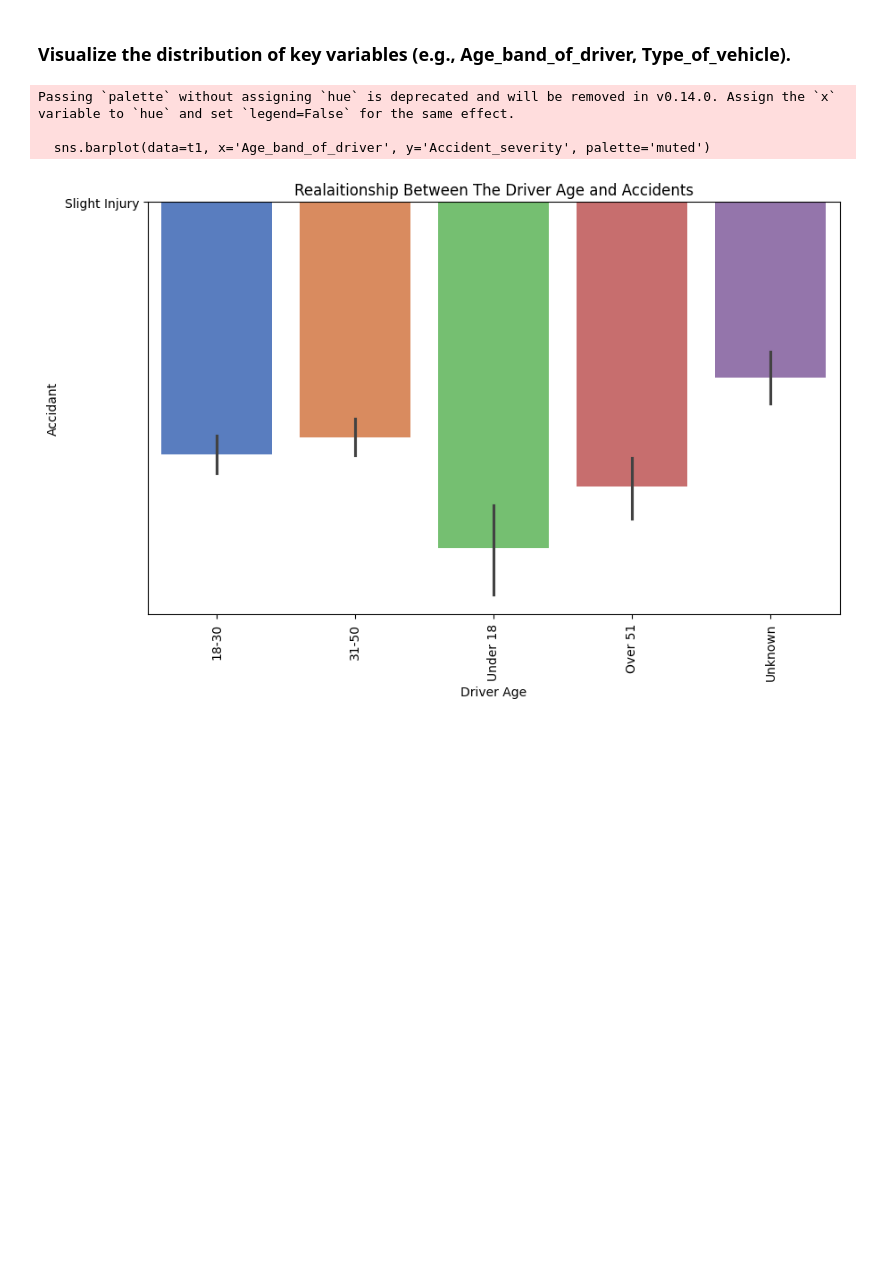
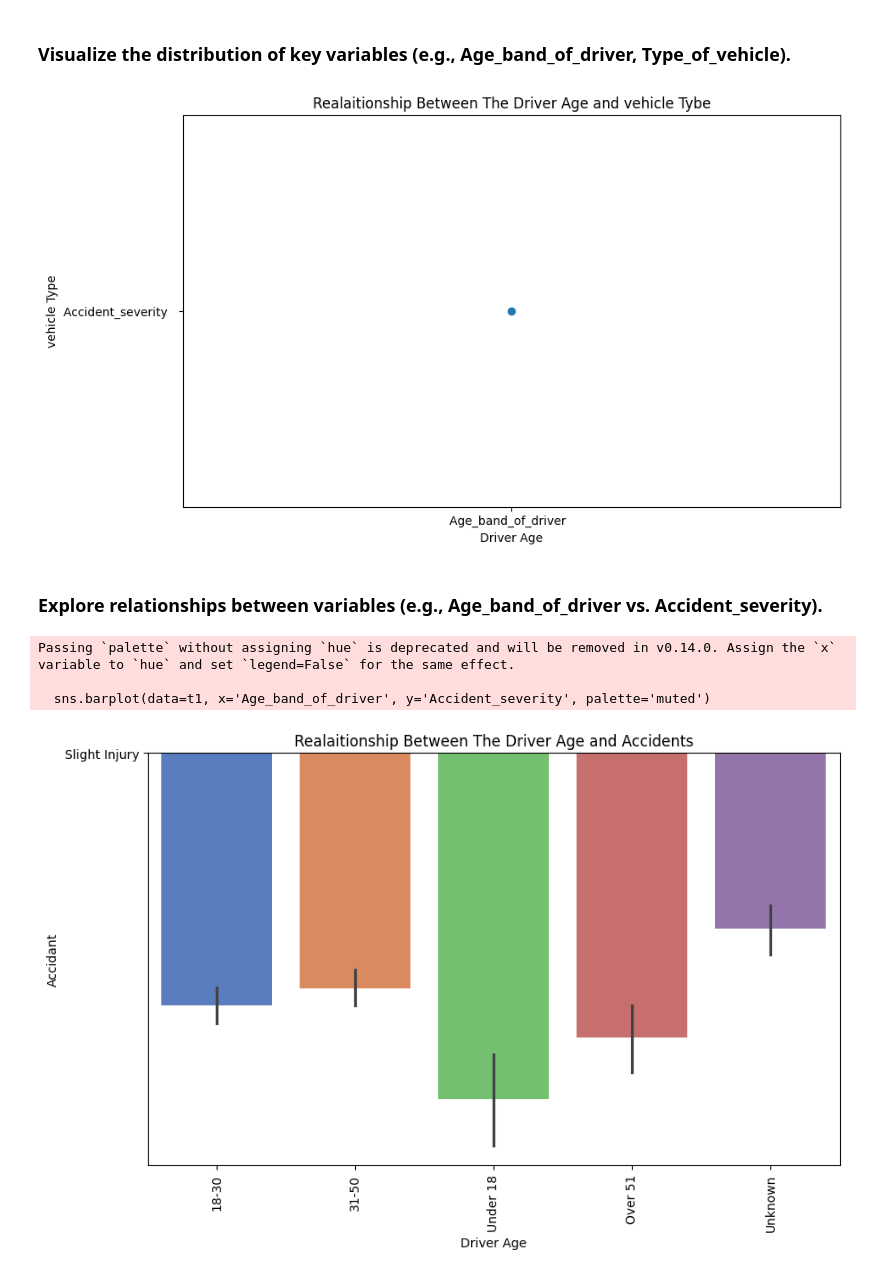
Before and after one commit to Wejdan999/T55, a Jupyter notebook: Task_(1)_Week_1.ipynb, the cells around one changed output. Drawn from its saved outputs; the diff is of its cells as text; code cells hidden in the pictures; blank space fills up the shorter version.

```diff
--- a/Task_(1)_Week_1.ipynb
+++ b/Task_(1)_Week_1.ipynb
@@ -204,6 +186,17 @@ import seaborn as sns
 import matplotlib.pyplot as plt
 # %% [markdown]
 ### Visualize the distribution of key variables (e.g., Age_band_of_driver, Type_of_vehicle).
+# %%
+plt.figure(figsize=(10, 6))
+plt.scatter(data=t1, x= 'Age_band_of_driver  ' , y= 'Accident_severity  ',)
+plt.title('Realaitionship Between The Driver Age and vehicle Tybe')
+plt.xlabel('Driver Age')
+plt.ylabel('vehicle Type')
+plt.show()
+# %% [output]
+[figure, added]
+# %% [markdown]
+### Explore relationships between variables (e.g., Age_band_of_driver vs. Accident_severity).
 # %%
 plt.figure(figsize=(10, 6))
 sns.barplot(data=t1, x='Age_band_of_driver', y='Accident_severity', palette='muted')
```
Also changed, not shown: parts of 11 cells of this notebook.
